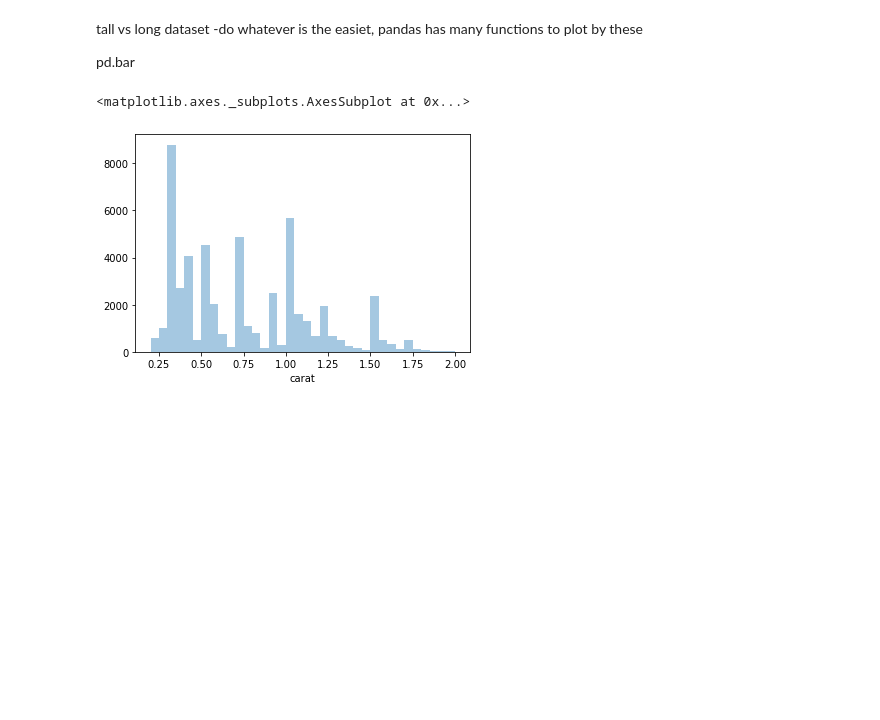
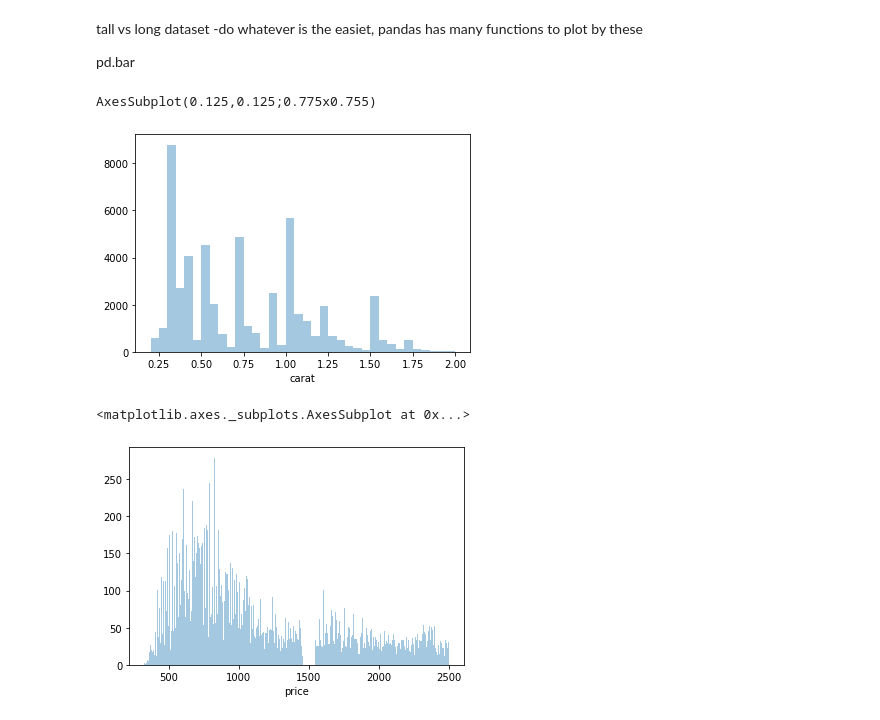
Before and after one commit to jjc220/FIN377-participation, a Jupyter notebook: Live Code 7.ipynb, the cells around one changed output. Drawn from its saved outputs; the diff is of its cells as text; code cells hidden in the pictures; blank space fills up the shorter version.

```diff
--- a/Live Code 7.ipynb
+++ b/Live Code 7.ipynb
@@ -33,14 +33,21 @@ diamonds.describe()
 # my turn: explore carats - how many are 0.99 vs 1 carat? why?
 # sns.countplot(diamonds['carat'])
 # explore dist of x, y, z: what did you learn? which is width, length, depth?
-sns.distplot(diamonds['carat'], kde=False, bins=np.arange(0.2,2.05,.05).tolist())
+print(sns.distplot(diamonds['carat'], kde=False, bins=np.arange(0.2,2.05,.05).tolist()))
+
+
 # your turn: explore price - is there anything unusual? (HINT: try many bin widths)
 
 # my turn: how is carat related to price?
-
 # your turn: how is price related to cut?
 
 # how should we deal with outliers? delete obs? replace with nan? winsorize? show each...
 # %% [output]
-<matplotlib.axes._subplots.AxesSubplot at 0x...>
+AxesSubplot(0.125,0.125;0.775x0.755)
 [figure]
+# %%
+#your turn: explore price - is there anything unusual? (HINT: try many bin widths)
+sns.distplot(diamonds.query('price<2500')['price'], kde=False,bins=500)
+# %% [output]
+<matplotlib.axes._subplots.AxesSubplot at 0x...>
+[figure, added]
```
Also changed, not shown: parts of 10 cells of this notebook.
